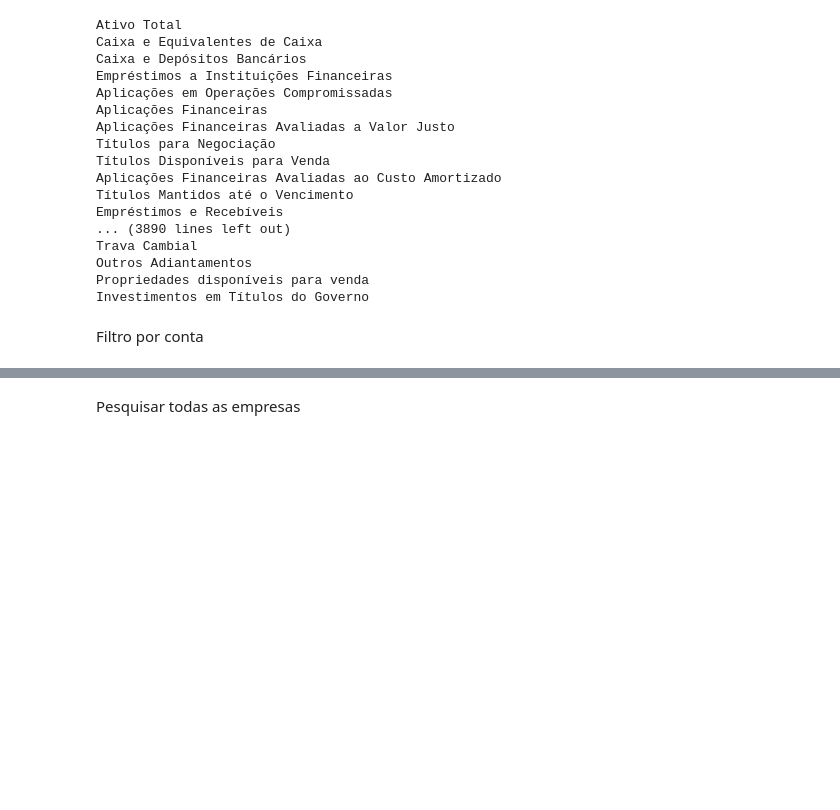
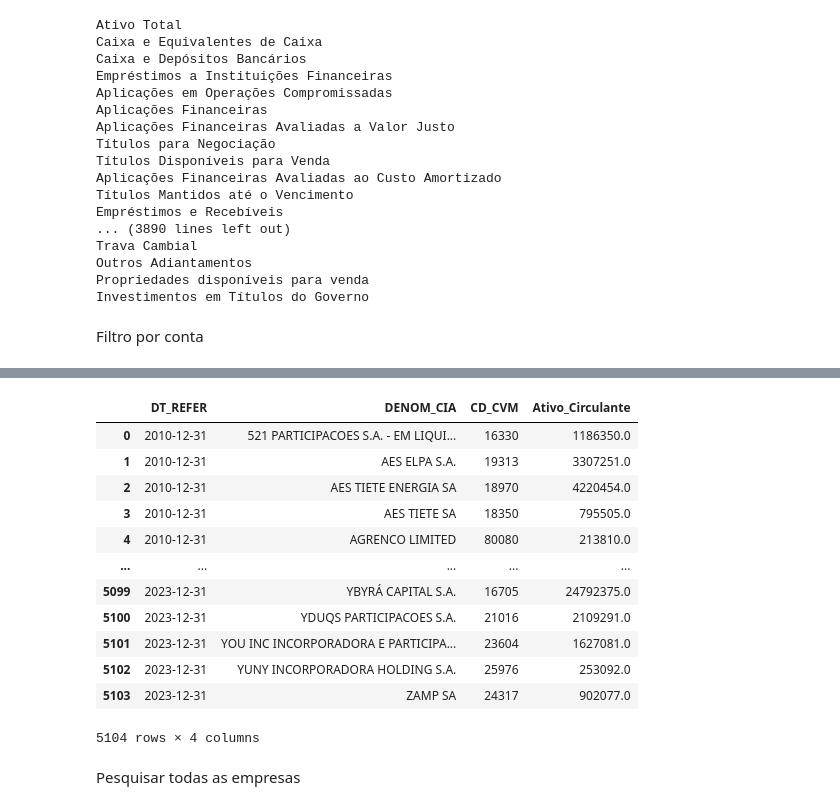
Before and after one commit to jeffersonramelo/coleta-de-dados, a Jupyter notebook: Dados_contábeis_CVM.ipynb, the cells around one changed output, grey strips where cells are left out. Drawn from its saved outputs; the diff is of its cells as text; code cells hidden in the pictures; blank space fills up the shorter version.

```diff
--- a/Dados_contábeis_CVM.ipynb
+++ b/Dados_contábeis_CVM.ipynb
@@ -154,3 +173,48 @@ See the caveats in the documentation: https://pandas.pydata.org/pandas-docs/stab
+# %%
+import pandas as pd
+from IPython.display import display
+
+# Supondo que BPA é o DataFrame original
+
+# Seleciona as colunas específicas e remove duplicatas
+empresas = BPA[['DENOM_CIA', 'DT_REFER', 'DS_CONTA', 'CD_CVM', 'VL_CONTA']].drop_duplicates()
+
+# Filtra as linhas onde 'DS_CONTA' é igual a 'Ativo Circulante' ou 'Passivo Circulante'
+contas_desejadas = ['Ativo Circulante', 'Passivo Circulante']
+circulante = empresas[empresas['DS_CONTA'].isin(contas_desejadas)]
+
+# Pivot para criar colunas separadas para 'Ativo Circulante' e 'Passivo Circulante'
+pivot_circulante = circulante.pivot_table(index=['DT_REFER', 'DENOM_CIA', 'CD_CVM'],
+                                          columns='DS_CONTA',
+                                          values='VL_CONTA',
+                                          aggfunc='last').reset_index()
+
+# Renomeia as colunas para serem mais claras
+pivot_circulante.columns.name = None
+pivot_circulante.rename(columns={
+    'Ativo Circulante': 'Ativo_Circulante',
+    'Passivo Circulante': 'Passivo_Circulante'
+}, inplace=True)
+
+# Ordena pelo 'DT_REFER' e 'DENOM_CIA' para garantir a ordem correta
+pivot_circulante.sort_values(by=['DT_REFER', 'DENOM_CIA'], inplace=True)
+
+# Exibe a tabela pivotada
+display(pivot_circulante)
+# %% [output]
+|  | DT_REFER | DENOM_CIA | CD_CVM | Ativo_Circulante |
+| 0 | 2010-12-31 | 521 PARTICIPACOES S.A. - EM LIQUI... | 16330 | 1186350.0 |
+| 1 | 2010-12-31 | AES ELPA S.A. | 19313 | 3307251.0 |
+| 2 | 2010-12-31 | AES TIETE ENERGIA SA | 18970 | 4220454.0 |
+| 3 | 2010-12-31 | AES TIETE SA | 18350 | 795505.0 |
+| 4 | 2010-12-31 | AGRENCO LIMITED | 80080 | 213810.0 |
+| ... | ... | ... | ... | ... |
+| 5099 | 2023-12-31 | YBYRÁ CAPITAL S.A. | 16705 | 24792375.0 |
+| 5100 | 2023-12-31 | YDUQS PARTICIPACOES S.A. | 21016 | 2109291.0 |
+| 5101 | 2023-12-31 | YOU INC INCORPORADORA E PARTICIPA... | 23604 | 1627081.0 |
+| 5102 | 2023-12-31 | YUNY INCORPORADORA HOLDING S.A. | 25976 | 253092.0 |
+| 5103 | 2023-12-31 | ZAMP SA | 24317 | 902077.0 |
+5104 rows × 4 columns
 # %% [markdown]
 Pesquisar todas as empresas
 # %%
```
Also changed, not shown: parts of 5 cells of this notebook.
